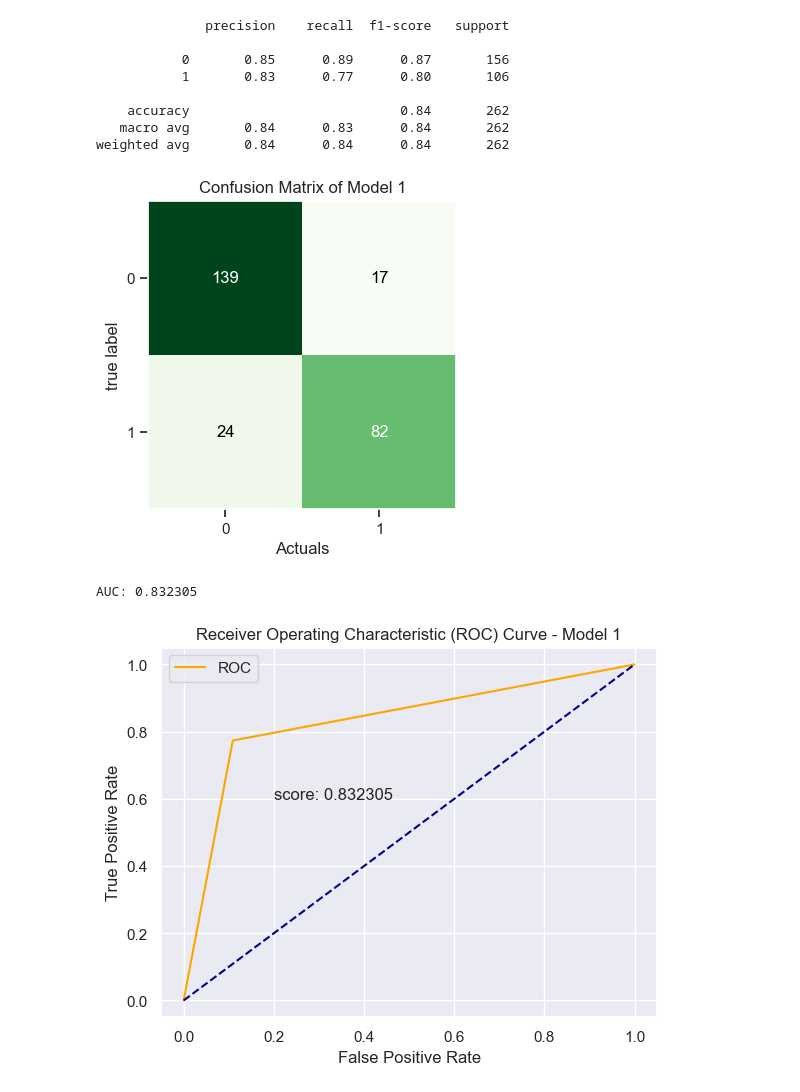
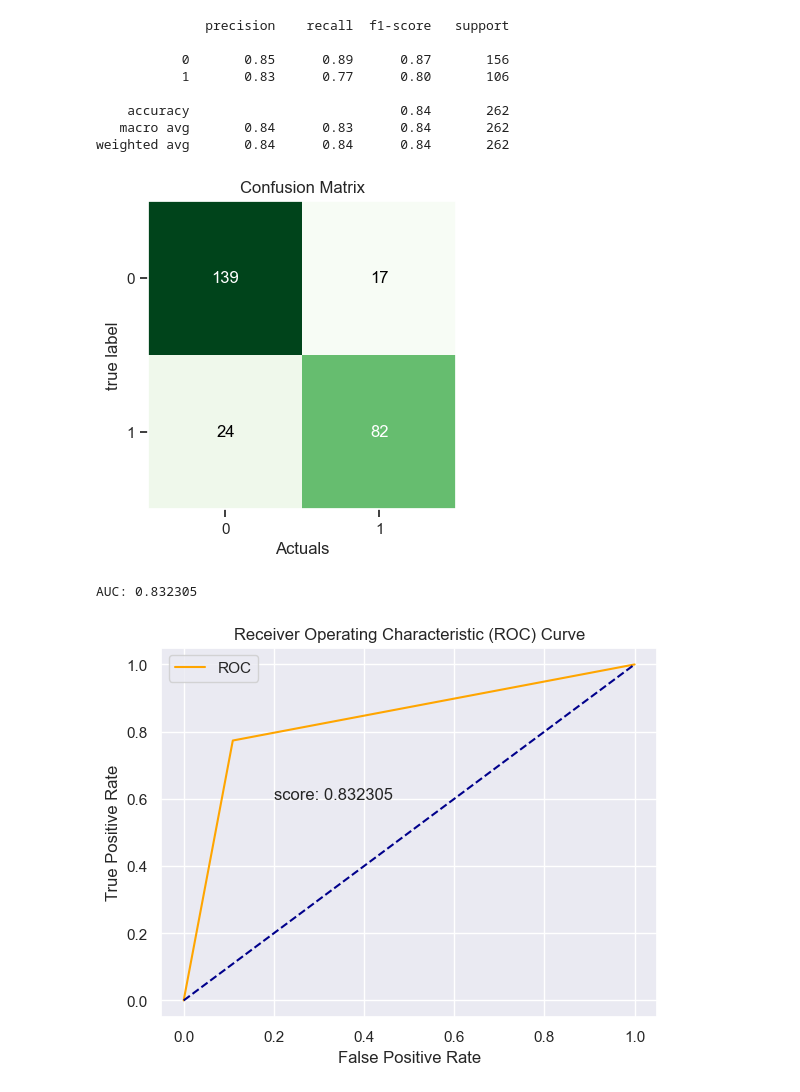
Before and after one commit to jujuju88/Titanic_LoR, a Jupyter notebook: titanic.ipynb, the cells around one changed output. Saved outputs shown, nothing was run; the diff lists cells and outputs as text; code cells hidden in the pictures.

```diff
--- a/titanic.ipynb
+++ b/titanic.ipynb
@@ -590,16 +590,16 @@ weighted avg       0.84      0.84      0.84       262
 # %%
 #confusion matrix
 
 conf_mat = confusion_matrix(y_test, y_pred)
 conf_mat
 
 fig, ax = plot_confusion_matrix(conf_mat = conf_mat , figsize = (4,4), cmap = 'Greens')
 plt.xlabel('Predictions', fontsize = 12 )
 plt.xlabel('Actuals', fontsize = 12 )
-plt.title('Confusion Matrix of Model 1', fontsize = 12 )
+plt.title('Confusion Matrix', fontsize = 12 )
 plt.show()
 # %% [output]
-[figure, old version]
+[figure, new version]
 # %%
 ## CALCULATE AUC
 auc = roc_auc_score(y_test, y_pred)
@@ -612,13 +612,13 @@ plt.plot(fpr, tpr, color='orange', label='ROC')
 plt.plot([0, 1], [0, 1], color='darkblue', linestyle='--')
 plt.xlabel('False Positive Rate')
 plt.ylabel('True Positive Rate')
-plt.title('Receiver Operating Characteristic (ROC) Curve - Model 1')
+plt.title('Receiver Operating Characteristic (ROC) Curve')
 plt.text(y= 0.6, x=0.2, s=f'score: {round(auc,6)}')
 plt.legend()
 plt.show()
 # %% [output]
 AUC: 0.832305
-[figure, old version]
+[figure, new version]
 # %% [markdown]
 ## Conclusion
 
```
Also changed, not shown: parts of 1 cell of this notebook, 2 other files.
